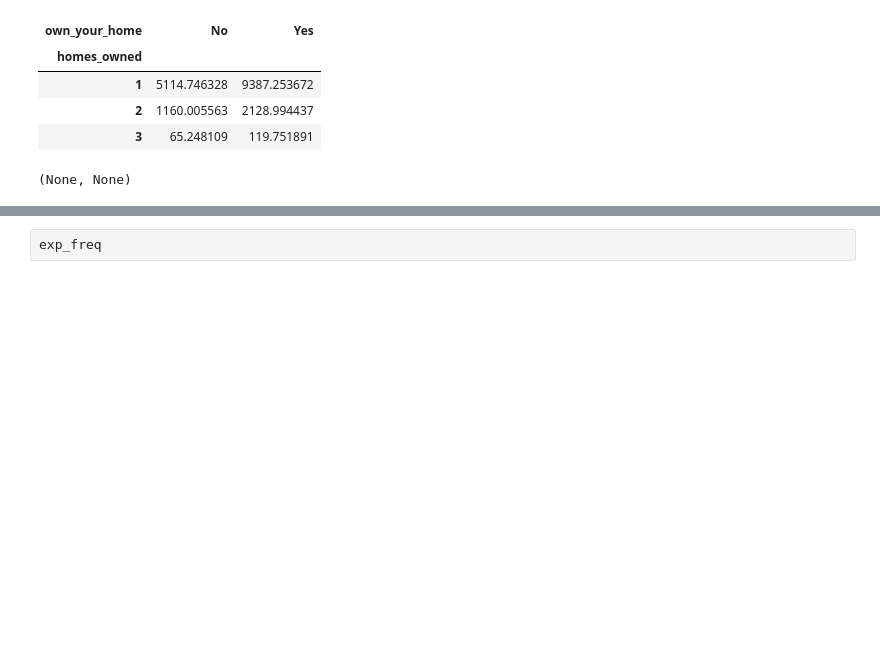
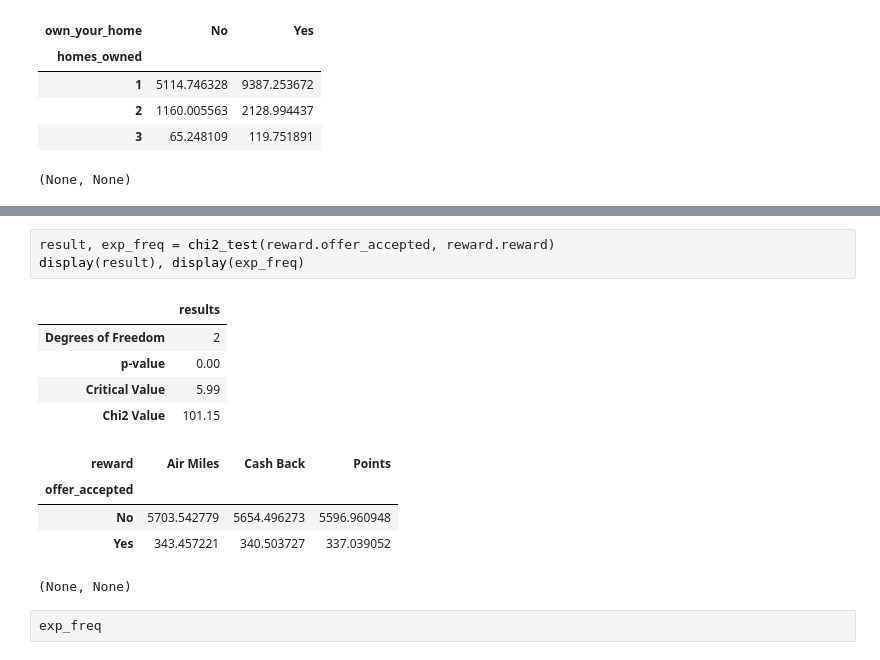
Before and after one commit to ocaoimh/hrc-mid-bootcamp-project, a Jupyter notebook: python/categoricals.ipynb, the cells around one changed output, grey strips where cells are left out. Cells and saved outputs as stored; diff of their text form; blank space fills up the shorter version.

```diff
--- a/python/categoricals.ipynb
+++ b/python/categoricals.ipynb
@@ -225,3 +257,17 @@ display(result), display(exp_freq)
+# %%
+result, exp_freq = chi2_test(reward.offer_accepted, reward.reward)
+display(result), display(exp_freq)
+# %% [output]
+|  | results |
+| Degrees of Freedom | 2 |
+| p-value | 0.00 |
+| Critical Value | 5.99 |
+| Chi2 Value | 101.15 |
+| reward | Air Miles | Cash Back | Points |
+| offer_accepted |  |  |  |
+| No | 5703.542779 | 5654.496273 | 5596.960948 |
+| Yes | 343.457221 | 340.503727 | 337.039052 |
+(None, None)
 # %%
 exp_freq
 # %% [output]
```
Also changed, not shown: parts of 20 cells of this notebook.
